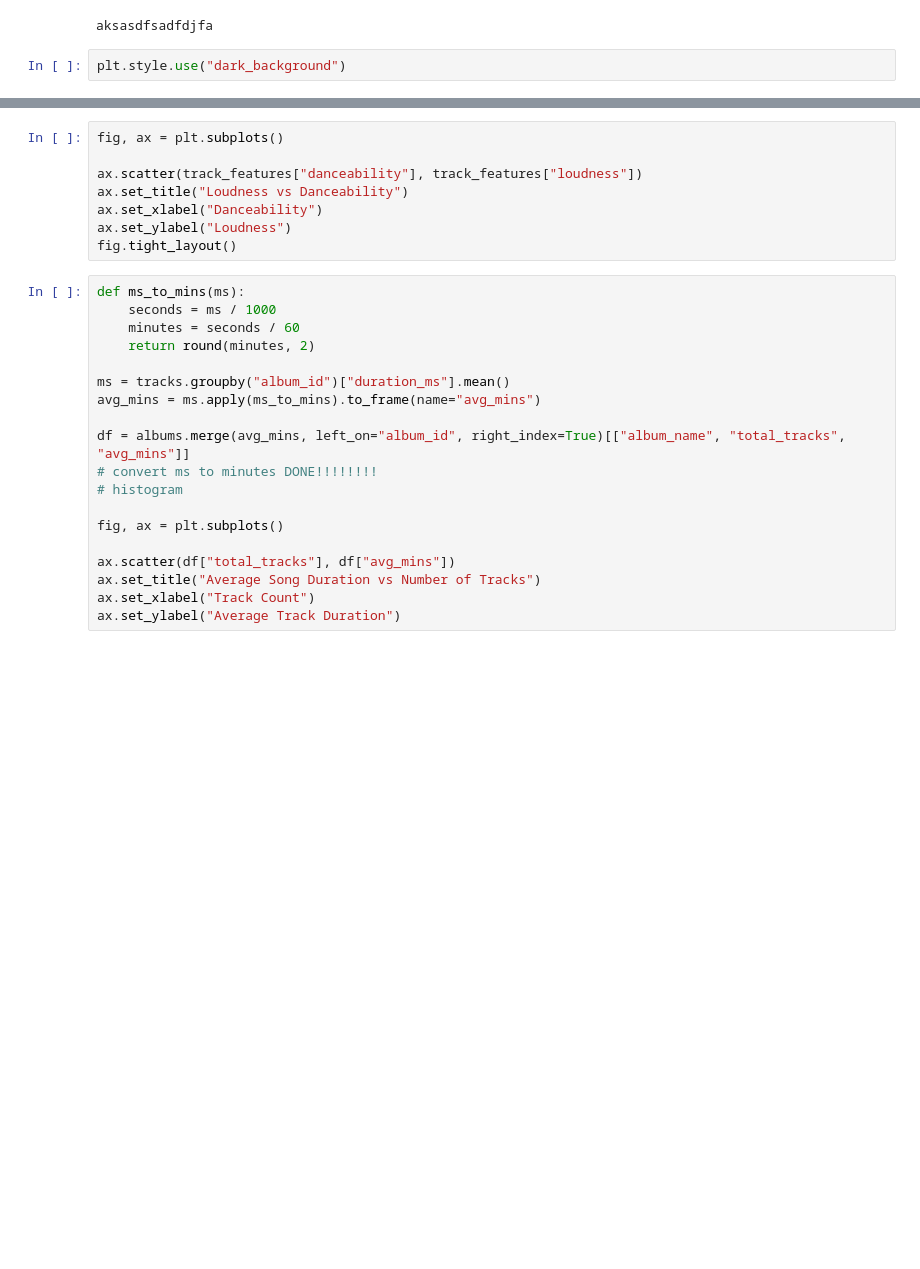
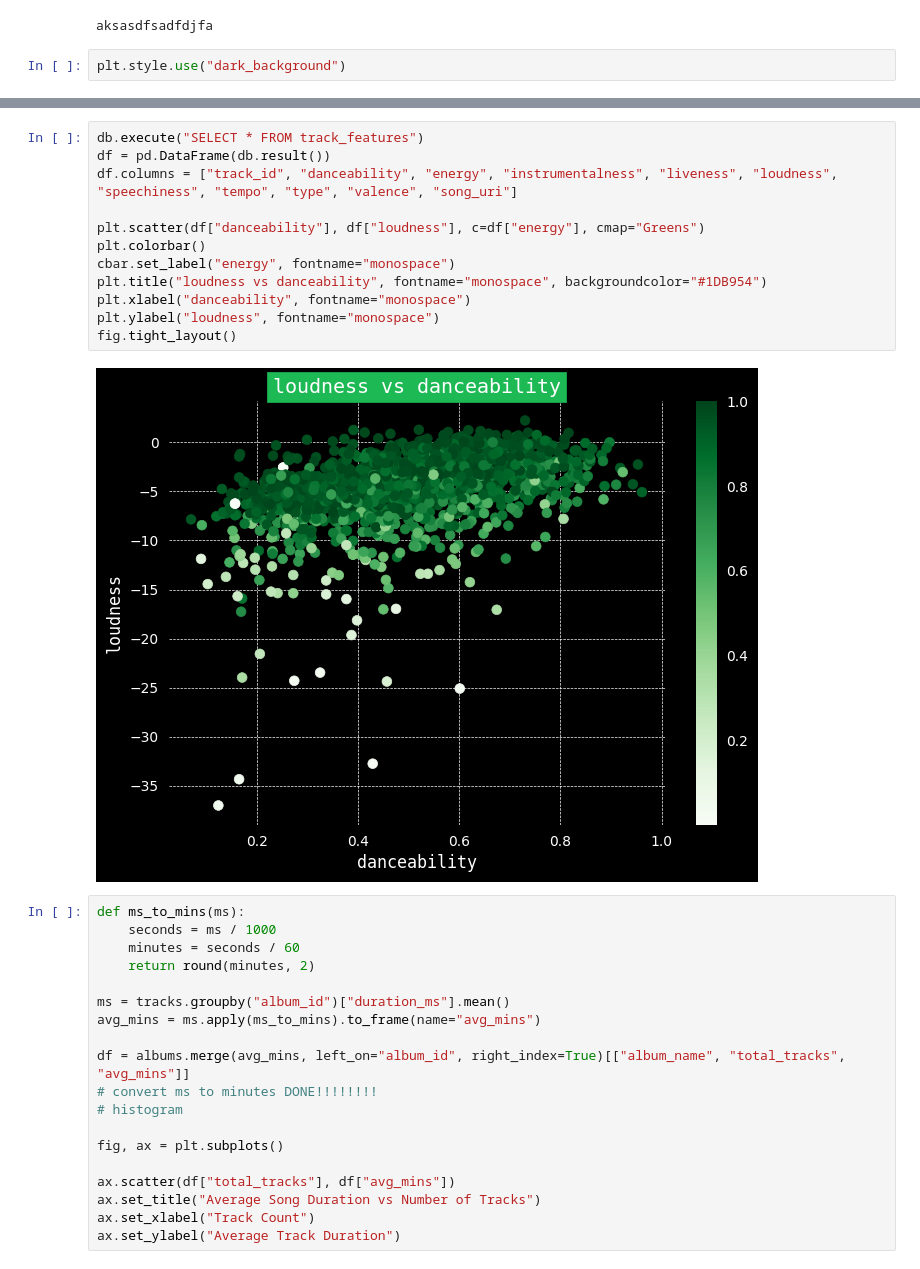
Before and after one commit to nick-esqueda/vanguard_de_project, a Jupyter notebook: visualizations.ipynb, the cells around one changed output, grey strips where cells are left out. Saved outputs shown, nothing was run; the diff lists cells and outputs as text; blank space fills up the shorter version.

Commit message:
refactored 2nd visualization

```diff
--- a/visualizations.ipynb
+++ b/visualizations.ipynb
@@ -32,12 +30,18 @@ fig.tight_layout()
 [figure]
 # %%
-fig, ax = plt.subplots()
+db.execute("SELECT * FROM track_features")
+df = pd.DataFrame(db.result())
+df.columns = ["track_id", "danceability", "energy", "instrumentalness", "liveness", "loudness", "speechiness", "tempo", "type", "valence", "song_uri"]
 
-ax.scatter(track_features["danceability"], track_features["loudness"])
-ax.set_title("Loudness vs Danceability")
-ax.set_xlabel("Danceability")
-ax.set_ylabel("Loudness")
+plt.scatter(df["danceability"], df["loudness"], c=df["energy"], cmap="Greens")
+plt.colorbar()
+cbar.set_label("energy", fontname="monospace")
+plt.title("loudness vs danceability", fontname="monospace", backgroundcolor="#1DB954")
+plt.xlabel("danceability", fontname="monospace")
+plt.ylabel("loudness", fontname="monospace")
 fig.tight_layout()
+# %% [output]
+[figure, added]
 # %%
 def ms_to_mins(ms):
     seconds = ms / 1000
```
Also changed, not shown: parts of 1 cell of this notebook.
